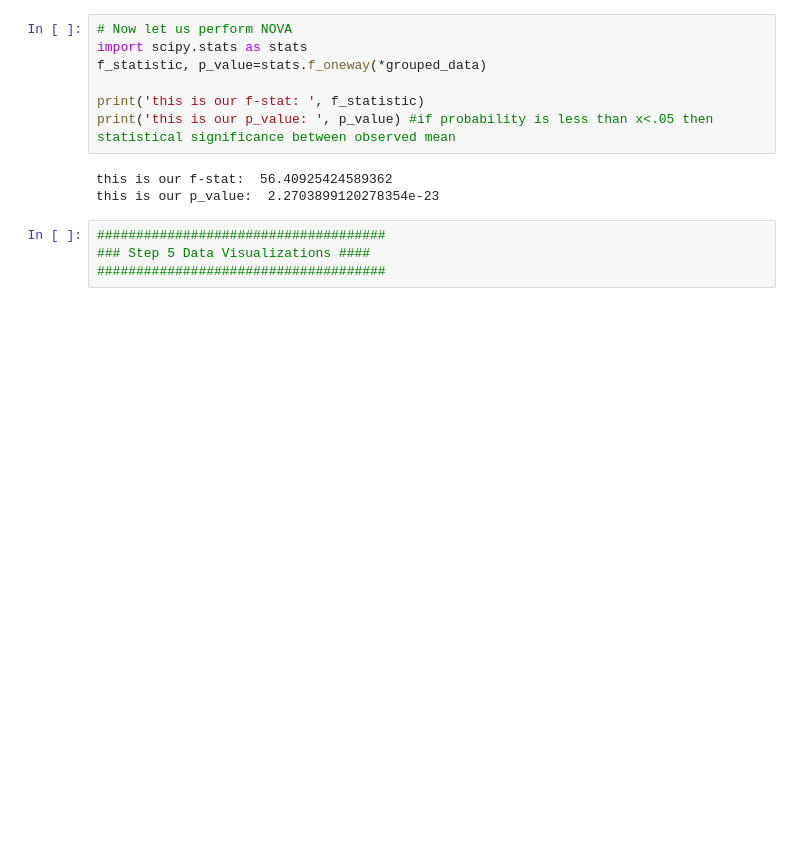
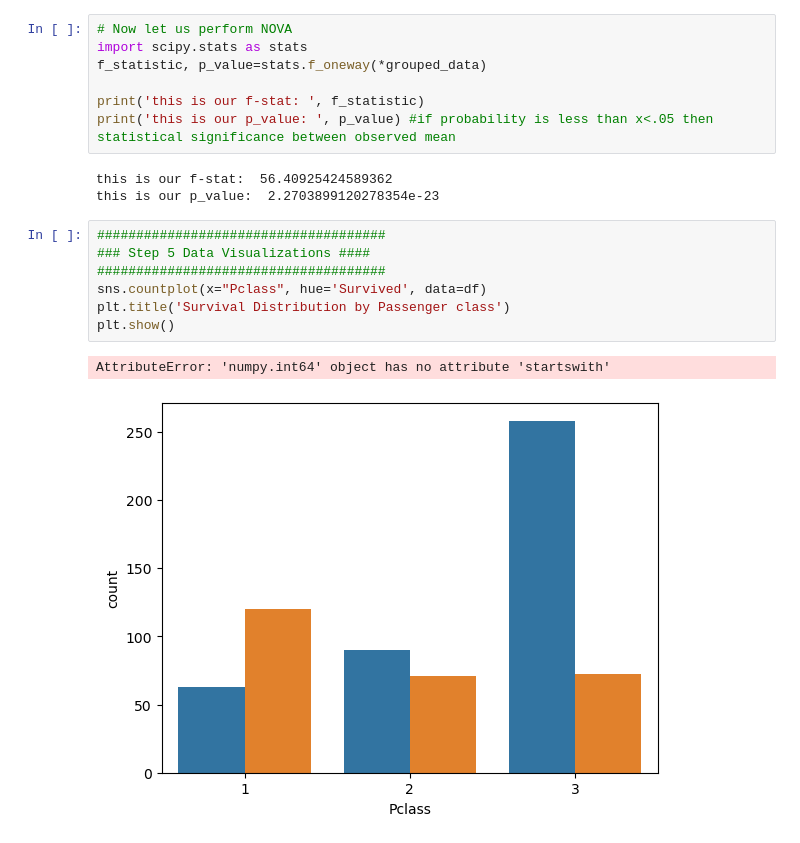
Before and after one commit to rodriguezperezmartin/test_acc, a Jupyter notebook: Project_1_Example.ipynb, the cells around one changed output. Saved outputs shown, nothing was run; the diff lists cells and outputs as text; blank space fills up the shorter version.

```diff
--- a/Project_1_Example.ipynb
+++ b/Project_1_Example.ipynb
@@ -411,7 +420,13 @@ print('this is our p_value: ', p_value) #if probability is less than x<.05 then
 # %% [output]
 this is our f-stat:  56.40925424589362
 this is our p_value:  2.2703899120278354e-23
-# %%
-#####################################
-### Step 5 Data Visualizations ####
-#####################################
+# %%
+#####################################
+### Step 5 Data Visualizations ####
+#####################################
+sns.countplot(x="Pclass", hue='Survived', data=df)
+plt.title('Survival Distribution by Passenger class')
+plt.show()
+# %% [output]
+AttributeError: 'numpy.int64' object has no attribute 'startswith'
+[figure, added]
```
Also changed, not shown: parts of 9 cells of this notebook.
